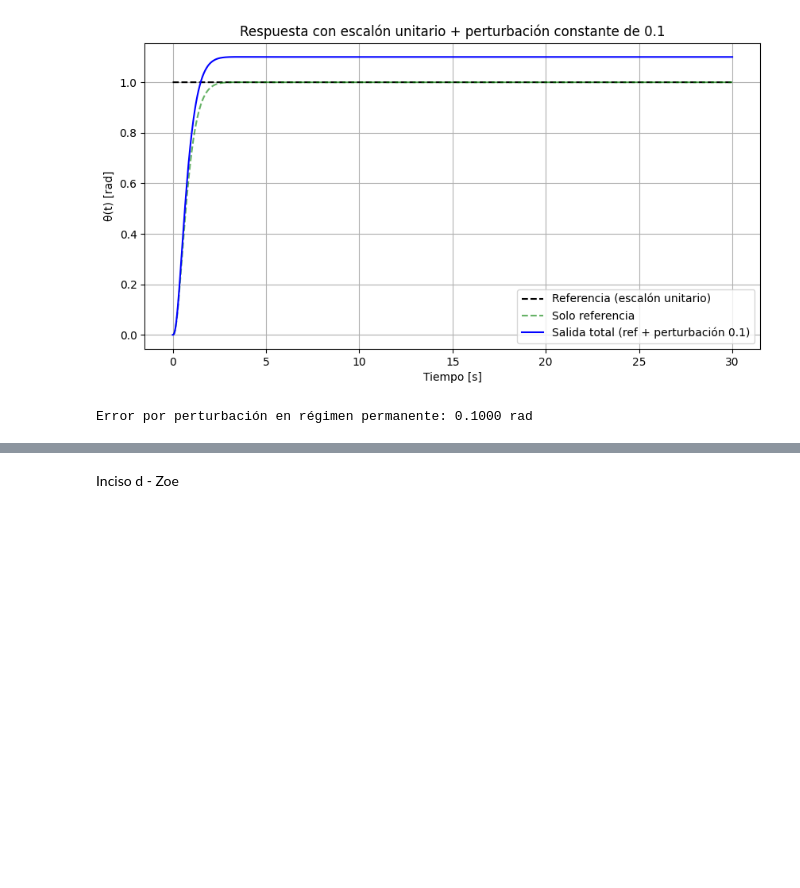
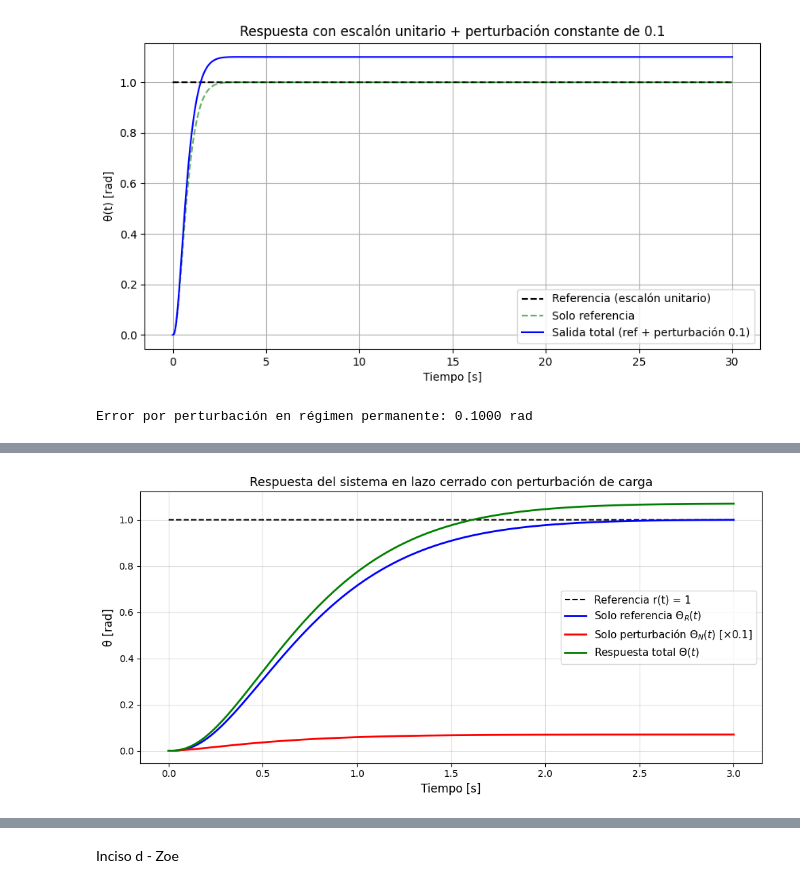
Before and after one commit to Zoevelazquez0430/TP1-SistemasDeControl, a Jupyter notebook: TP1-Control.ipynb, the cells around one changed output, grey strips where cells are left out. Drawn from its saved outputs; the diff is of its cells as text; code cells hidden in the pictures; blank space fills up the shorter version.

```diff
--- a/TP1-Control.ipynb
+++ b/TP1-Control.ipynb
@@ -499,0 +567,78 @@ Para eliminar este error sería necesario agregar acción integral en el control
+# %%
+import control
+import numpy as np
+import matplotlib.pyplot as plt
+
+# ── Parámetros del motor ──────────────────────────────────────────
+L  = 0.15
+R  = 0.7
+Ke = 0.1
+J  = 0.02
+B  = 0.25
+Kt = 0.25
+
+# ── Planta completa G(s) = Kt / [s((Ls+R)(Js+B) + Ke*Kt)] ───────
+# Numerador: Kt
+# Denominador: expandimos s*(0.003s²+0.0515s+0.2)
+#            = 0.003s³ + 0.0515s² + 0.2s + 0
+num_G = [Kt]
+den_G = [L*J, (L*B + R*J), (R*B + Ke*Kt), 0]
+G = control.tf(num_G, den_G)
+print("G(s) =", G)
+
+# ── Parte mecánica G_mec(s) = Kt / [s(Js+B)] ────────────────────
+# La perturbación entra antes de la parte mecánica
+num_Gmec = [Kt]
+den_Gmec = [J, B, 0]
+G_mec = control.tf(num_Gmec, den_Gmec)
+print("G_mec(s) =", G_mec)
+
+# ── FT lazo cerrado para la referencia: T_R = G/(1+G) ────────────
+T_R = control.feedback(G, 1)
+print("\nT_R(s) = Θ(s)/R(s) =", T_R)
+
+# ── FT lazo cerrado para la perturbación: T_N = G_mec/(1+G) ──────
+# feedback(G_mec, G_elec) donde G_elec es la parte eléctrica
+# Alternativamente: T_N = G_mec * feedback(1, G)  →  no directo
+# Forma más clara: T_N = (1/(1+G)) * G_mec
+T_N = control.feedback(G_mec, control.tf([L, R], [Kt]))
+# Verificación alternativa con la fórmula analítica:
+num_TN = [Kt*L, Kt*R]   # 0.25*(0.15s + 0.7)
+den_TN = den_G[:-1] + [den_G[-2]] # mismo denominador que T_R pero con término independiente
+num_TN_an = [Kt*L, Kt*R]                        # 0.0375s + 0.175
+den_TN_an = [L*J, (L*B+R*J), (R*B+Ke*Kt), Kt]  # mismo polinomio característico
+T_N = control.tf(num_TN_an, den_TN_an)
+print("T_N(s) = Θ(s)/N(s) =", T_N)
+
+# ── Simulación ───────────────────────────────────────────────────
+t = np.linspace(0, 3, 2000)
+
+# Respuesta a escalón unitario de referencia
+t_out, y_R = control.step_response(T_R, T=t)
+
+# Respuesta a perturbación escalón de magnitud 0.1
+t_out, y_N = control.step_response(T_N, T=t)
+y_N = 0.1 * y_N   # escalamos por la magnitud de la perturbación
+
+# Respuesta total (superposición)
+y_total = y_R + y_N
+
+# Referencia (escalón unitario)
+ref = np.ones_like(t_out)
+
+# ── Gráfica ───────────────────────────────────────────────────────
+fig, ax = plt.subplots(figsize=(10, 5))
+
+ax.plot(t_out, ref,     'k--',  lw=1.5, label='Referencia r(t) = 1')
+ax.plot(t_out, y_R,     'b',    lw=2,   label='Solo referencia $\\Theta_R(t)$')
+ax.plot(t_out, y_N,     'r',    lw=2,   label='Solo perturbación $\\Theta_N(t)$ [×0.1]')
+ax.plot(t_out, y_total, 'g',    lw=2,   label='Respuesta total $\\Theta(t)$')
+
+ax.set_xlabel('Tiempo [s]', fontsize=12)
+ax.set_ylabel('θ [rad]', fontsize=12)
+ax.set_title('Respuesta del sistema en lazo cerrado con perturbación de carga', fontsize=13)
+ax.legend(fontsize=11)
+ax.grid(True, alpha=0.4)
+plt.tight_layout()
+plt.show()
+# %% [output]
@@ -499,0 +662 @@ Para eliminar este error sería necesario agregar acción integral en el control
+[figure, added]
```
Also changed, not shown: parts of 4 cells of this notebook.
